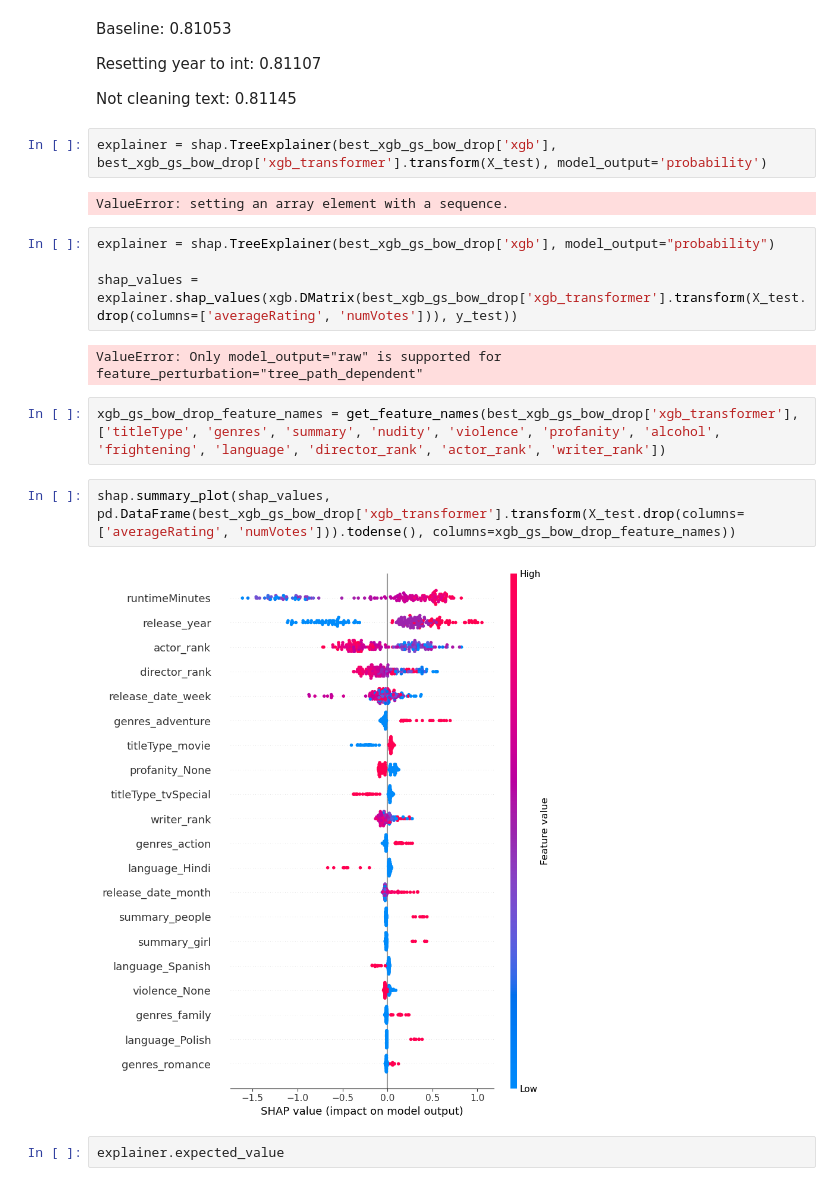
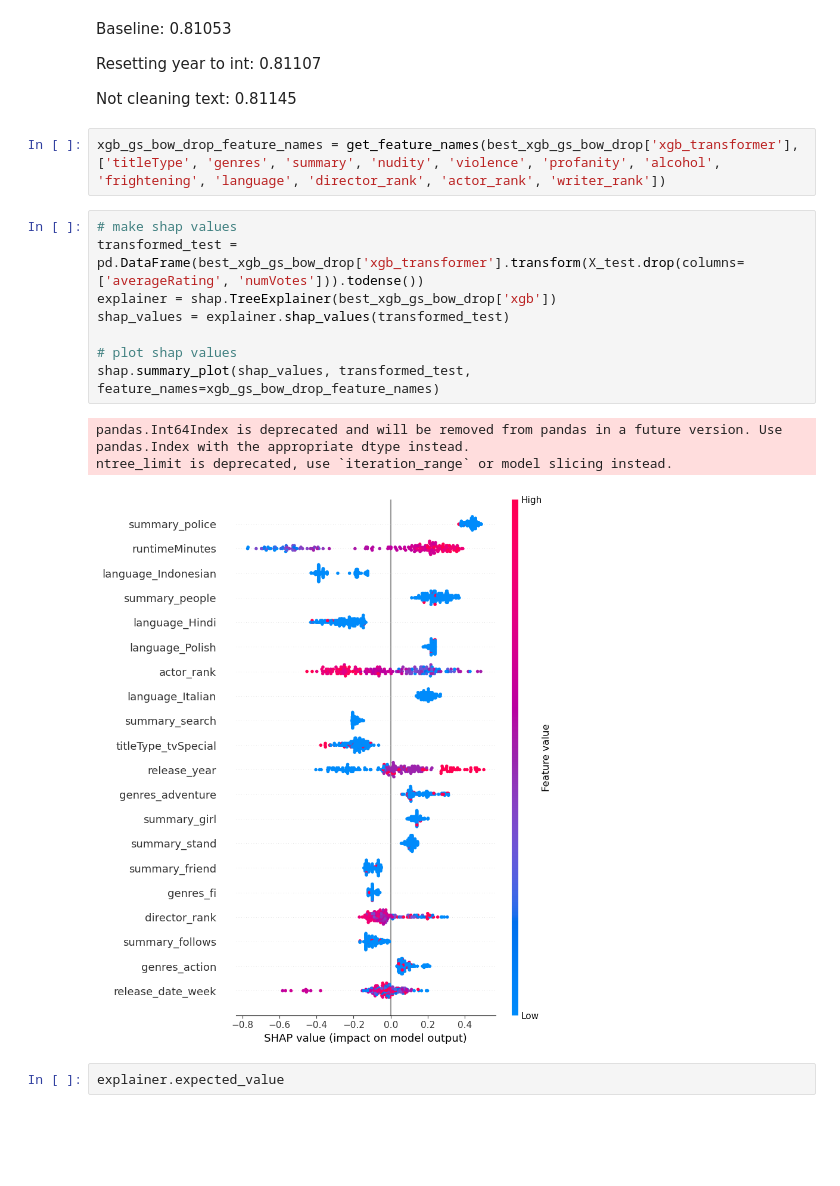
Before and after one commit to Joeyzect/Netflix_ALab_2022, a Jupyter notebook: notebooks/14-joseph-movies-modelling-final copy.ipynb, the cells around one changed output. Cells and saved outputs as stored; diff of their text form; blank space fills up the shorter version.

Commit message:
shap summary working

```diff
--- a/notebooks/14-joseph-movies-modelling-final copy.ipynb
+++ b/notebooks/14-joseph-movies-modelling-final copy.ipynb
@@ -1087,22 +1075,20 @@ Baseline: 0.81053
 Resetting year to int: 0.81107
 
 Not cleaning text: 0.81145
-# %%
-explainer = shap.TreeExplainer(best_xgb_gs_bow_drop['xgb'], best_xgb_gs_bow_drop['xgb_transformer'].transform(X_test), model_output='probability')
-# %% [output]
-ValueError: setting an array element with a sequence.
-# %%
-explainer = shap.TreeExplainer(best_xgb_gs_bow_drop['xgb'], model_output="probability")
-
-shap_values = explainer.shap_values(xgb.DMatrix(best_xgb_gs_bow_drop['xgb_transformer'].transform(X_test.drop(columns=['averageRating', 'numVotes'])), y_test))
-# %% [output]
-ValueError: Only model_output="raw" is supported for feature_perturbation="tree_path_dependent"
 # %%
 xgb_gs_bow_drop_feature_names = get_feature_names(best_xgb_gs_bow_drop['xgb_transformer'], ['titleType', 'genres', 'summary', 'nudity', 'violence', 'profanity', 'alcohol', 'frightening', 'language', 'director_rank', 'actor_rank', 'writer_rank'])
 # %%
-shap.summary_plot(shap_values, pd.DataFrame(best_xgb_gs_bow_drop['xgb_transformer'].transform(X_test.drop(columns=['averageRating', 'numVotes'])).todense(), columns=xgb_gs_bow_drop_feature_names))
+# make shap values
+transformed_test = pd.DataFrame(best_xgb_gs_bow_drop['xgb_transformer'].transform(X_test.drop(columns=['averageRating', 'numVotes'])).todense())
+explainer = shap.TreeExplainer(best_xgb_gs_bow_drop['xgb'])
+shap_values = explainer.shap_values(transformed_test)
+
+# plot shap values
+shap.summary_plot(shap_values, transformed_test, feature_names=xgb_gs_bow_drop_feature_names)
 # %% [output]
+pandas.Int64Index is deprecated and will be removed from pandas in a future version. Use pandas.Index with the appropriate dtype instead.
+ntree_limit is deprecated, use `iteration_range` or model slicing instead.
-[figure, old version]
+[figure, new version]
 # %%
 explainer.expected_value
 # %% [output]
```
Also changed, not shown: parts of 3 cells of this notebook.
